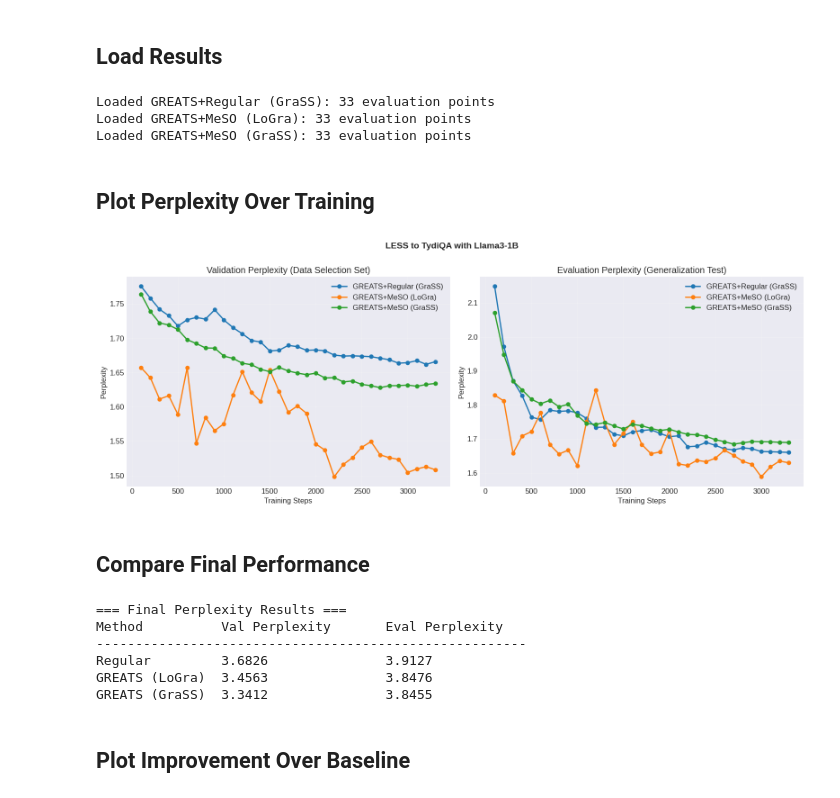
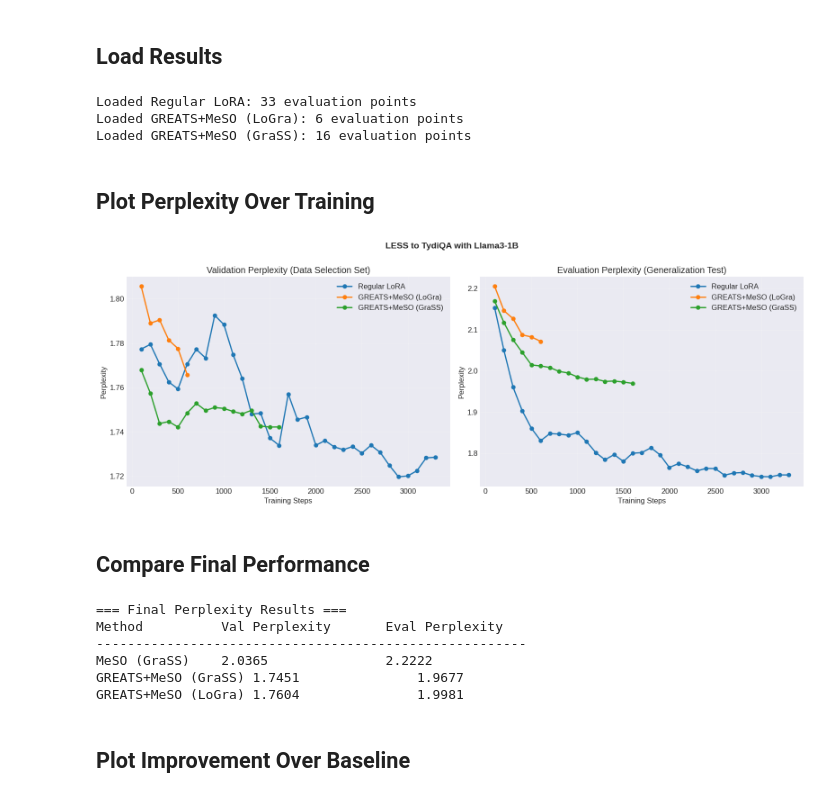
Before and after one commit to TRAIS-Lab/Dr.Post-Training, a Jupyter notebook: experiment/result.ipynb, the cells around one changed output. Drawn from its saved outputs; the diff is of its cells as text; code cells hidden in the pictures.

Commit message:
update result

```diff
--- a/experiment/result.ipynb
+++ b/experiment/result.ipynb
@@ -28,10 +28,10 @@ def load_results(result_path):
     }
 
 model='llama3-1b'
-topic='tydiqa' # sociology, abstract_algebra, machine_learning, marketing, professional_law, or tydiqa/samsum
+task='tydiqa' # mmlu_sociology, mmlu_abstract_algebra, mmlu_machine_learning, mmlu_marketing, mmlu_professional_law, tydiqa, and samsum
 
-# Different topic's setting (batch_size, dataset_percentage, n_val lr, seed)
-topic_setting = {
+# Different task's setting (batch_size, dataset_percentage, n_val lr, seed)
+task_setting = {
     # LESS -> MMLU
     'sociology': (8, 0.1, 8, '5e-05', 42),
     'abstract_algebra': (8, 0.1, 5, '5e-05', 3),
@@ -45,16 +45,18 @@ topic_setting = {
     # ALPACA->SAMSUM
     'samsum': (8, 1.0, 16, '5e-05', 3),
 }
-batch_size, dataset_percentage, n_val, lr, seed = topic_setting[topic]
+batch_size, dataset_percentage, n_val, lr, seed = task_setting[task]
 
 out_dir = "/scratch/pbb/Project/Efficient-Fine-Tuning"
 lora_setting=f'{model}-lora-p{dataset_percentage}-lr{lr}-b{batch_size}-v{n_val}-s{seed}'
 full_setting=f'{model}-full-p{dataset_percentage}-lr{lr}-b{batch_size}-v{n_val}-s{seed}'
 # Example: Load results from different experiments
 experiments = {
-    'MeSO (GraSS)': f'{out_dir}/{topic}-NA-MeSO-GraSS-{full_setting}/evaluation_results.json',
-    'GREATS+MeSO (GraSS)': f'{out_dir}/{topic}-GREATS-MeSO-GraSS-{full_setting}/evaluation_results.json',
-    'GREATS+MeSO (LoGra)': f'{out_dir}/{topic}-GREATS-MeSO-LoGra-{full_setting}/evaluation_results.json',
+    'Regular Full': f'{out_dir}/{task}-NA-Regular-NA-{full_setting}/evaluation_results.json',
+    'Regular LoRA': f'{out_dir}/{task}-NA-Regular-NA-{lora_setting}/evaluation_results.json',
+    # 'MeSO (GraSS)': f'{out_dir}/{task}-NA-MeSO-GraSS-{full_setting}/evaluation_results.json',
+    'GREATS+MeSO (LoGra)': f'{out_dir}/{task}-GREATS-MeSO-LoGra-{full_setting}/evaluation_results.json',
+    'GREATS+MeSO (GraSS)': f'{out_dir}/{task}-GREATS-MeSO-GraSS-{full_setting}/evaluation_results.json',
 }
 
 # Load all results
@@ -66,9 +68,9 @@ for name, path in experiments.items():
     else:
         print(f"Warning: {path} not found")
 # %% [output]
-Loaded GREATS+Regular (GraSS): 33 evaluation points
-Loaded GREATS+MeSO (LoGra): 33 evaluation points
-Loaded GREATS+MeSO (GraSS): 33 evaluation points
+Loaded Regular LoRA: 33 evaluation points
+Loaded GREATS+MeSO (LoGra): 6 evaluation points
+Loaded GREATS+MeSO (GraSS): 16 evaluation points
 # %% [markdown]
 ## Plot Perplexity Over Training
 # %%
@@ -76,12 +78,12 @@ Loaded GREATS+MeSO (GraSS): 33 evaluation points
 max_steps = None  # Change to e.g., 100 to plot only first 100 steps
 step_interval = None  # Change to e.g., 5 to plot every 5th step
 
-if topic == 'tydiqa':
+if task == 'tydiqa':
     plot_title = f"LESS to TydiQA with {model.replace('_', ' ').title()}"
-elif topic == 'samsum':
+elif task == 'samsum':
     plot_title = f"ALPACA to SAMSUM with {model.replace('_', ' ').title()}"
 else:
-    plot_title = f"LESS to MMLU ({topic.replace('_', ' ').title()}) with {model.replace('_', ' ').title()}"
+    plot_title = f"LESS to MMLU ({task.replace('_', ' ').title()}) with {model.replace('_', ' ').title()}"
 
 fig, axes = plt.subplots(1, 2, figsize=(16, 6))
 
@@ -114,34 +116,34 @@ ax.legend()
 ax.grid(True, alpha=0.3)
 
 # Plot evaluation perplexity (large held-out set)
 ax = axes[1]
 for name, data in results.items():
     # Filter data by max_steps if specified
     if max_steps is not None:
         mask = data['steps'] <= max_steps
         steps = data['steps'][mask]
         eval_perp = data['eval_perplexity'][mask]
     else:
         steps = data['steps']
         eval_perp = data['eval_perplexity']
 
     # Sample every N-th step if step_interval is specified
     if step_interval is not None:
         indices = np.arange(0, len(steps), step_interval)
         steps = steps[indices]
         eval_perp = eval_perp[indices]
 
     ax.plot(steps, eval_perp, label=name, marker='o', linewidth=2)
 ax.set_xlabel('Training Steps')
 ax.set_ylabel('Perplexity')
 ax.set_title('Evaluation Perplexity (Generalization Test)')
 ax.legend()
 ax.grid(True, alpha=0.3)
 
 plt.tight_layout()
 plt.show()
 # %% [output]
-[figure, old version]
+[figure, new version]
 # %% [markdown]
 ## Compare Final Performance
 # %%
@@ -158,9 +160,9 @@ for name, data in results.items():
 === Final Perplexity Results ===
 Method          Val Perplexity       Eval Perplexity
 -------------------------------------------------------
-Regular         3.6826               3.9127
-GREATS (LoGra)  3.4563               3.8476
-GREATS (GraSS)  3.3412               3.8455
+MeSO (GraSS)    2.0365               2.2222
+GREATS+MeSO (GraSS) 1.7451               1.9677
+GREATS+MeSO (LoGra) 1.7604               1.9981
 # %% [markdown]
 ## Plot Improvement Over Baseline
 # %%
```
Also changed, not shown: parts of 1 cell of this notebook.
